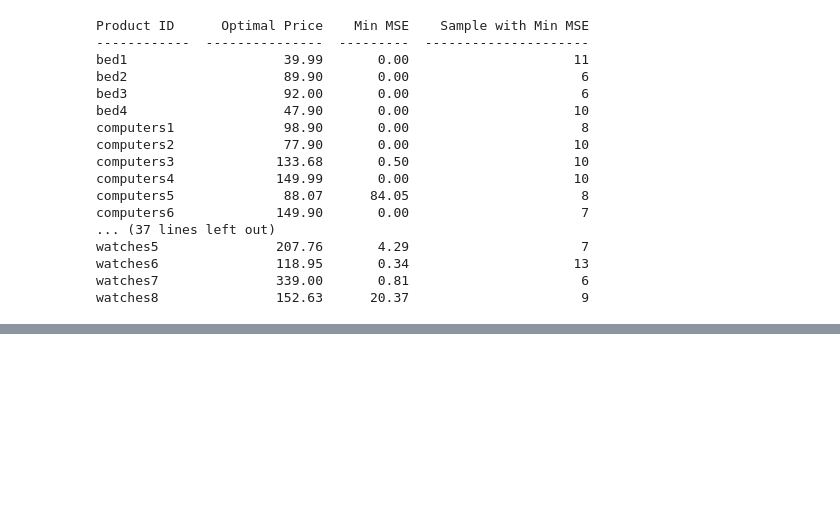
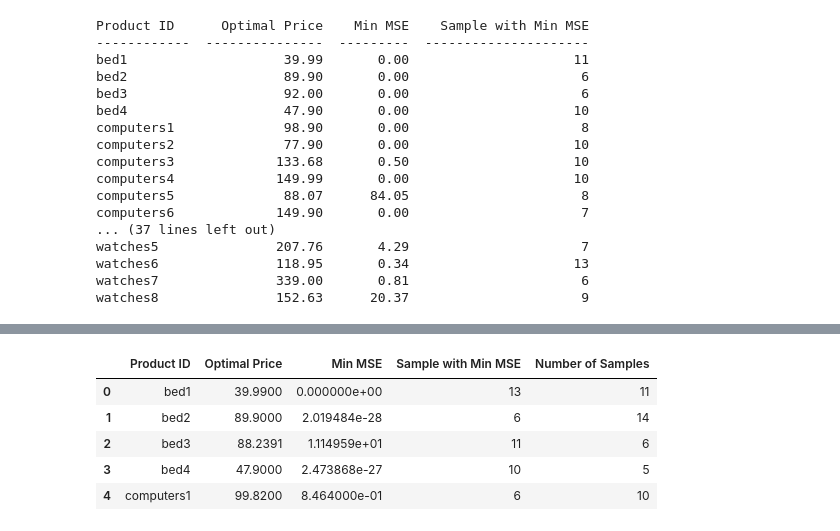
Before and after one commit to Samanaan/Project04_Machine_Learning, a Jupyter notebook: ML_SK_XGBoost_JS_edited.ipynb, the cells around one changed output, grey strips where cells are left out. Cells and saved outputs as stored; diff of their text form; code cells hidden in the pictures; blank space fills up the shorter version.

```diff
--- a/ML_SK_JS_edited.ipynb
+++ b/ML_SK_XGBoost_JS_edited.ipynb
@@ -513,0 +552,6 @@ optimal_table_df.to_csv("Output/XGB_optimal_prices.csv", index=False)
+# %%
+rf_pred_df = pd.read_csv("Output/RF_predicted_prices_mse.csv")
+rf_op_df = pd.read_csv("Output/RF_optimal_prices.csv")
+# %%
+no_sample_per_id_rf = rf_pred_df.groupby(by=["Product ID"])["Sample"].count()
+no_sample_per_id_rf
@@ -513,0 +576,10 @@ optimal_table_df.to_csv("Output/XGB_optimal_prices.csv", index=False)
+# %%
+rf_op_df["Number of Samples"] = list(no_sample_per_id_rf)
+rf_op_df.head()
+# %% [output]
+|  | Product ID | Optimal Price | Min MSE | Sample with Min MSE | Number of Samples |
+| 0 | bed1 | 39.9900 | 0.000000e+00 | 13 | 11 |
+| 1 | bed2 | 89.9000 | 2.019484e-28 | 6 | 14 |
+| 2 | bed3 | 88.2391 | 1.114959e+01 | 11 | 6 |
+| 3 | bed4 | 47.9000 | 2.473868e-27 | 10 | 5 |
+| 4 | computers1 | 99.8200 | 8.464000e-01 | 6 | 10 |
```
Also changed, not shown: parts of 11 cells of this notebook, 8 other files.
